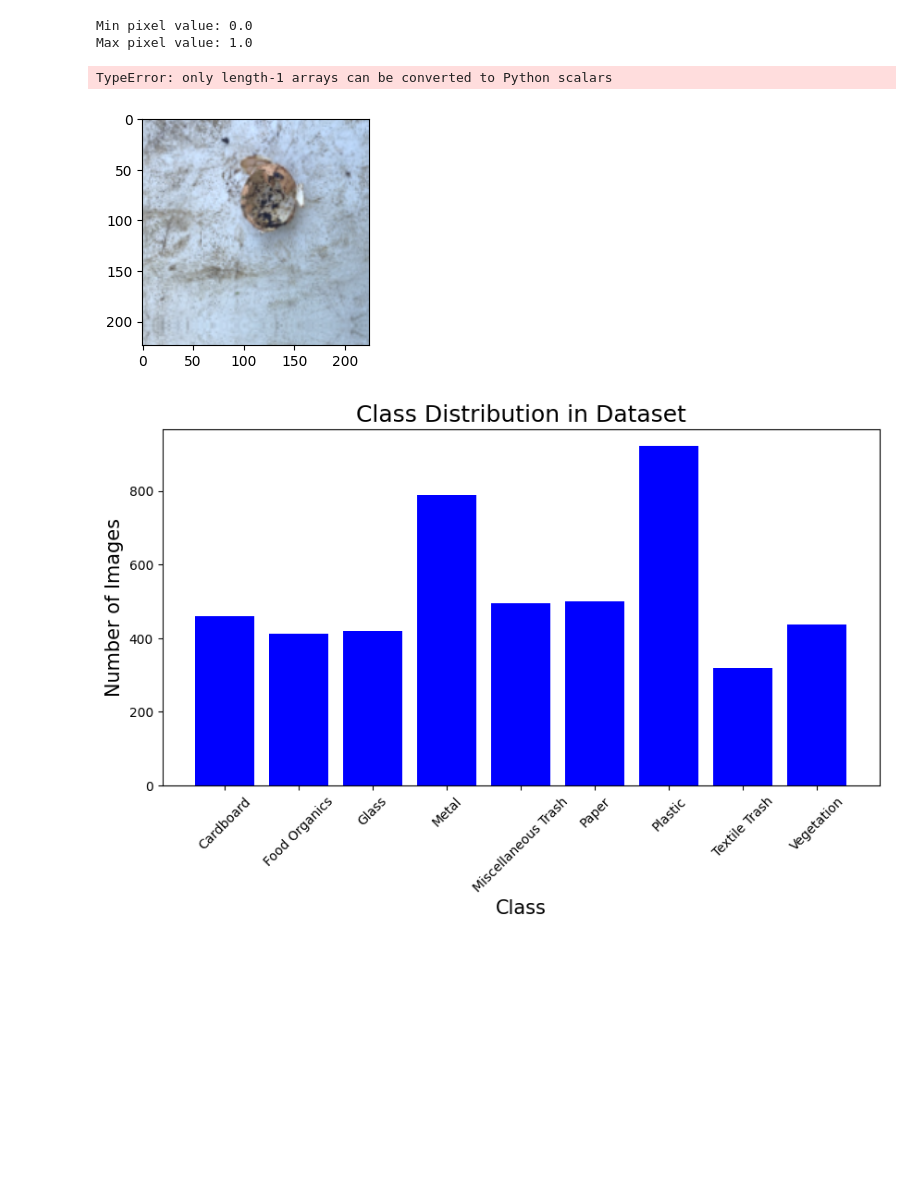
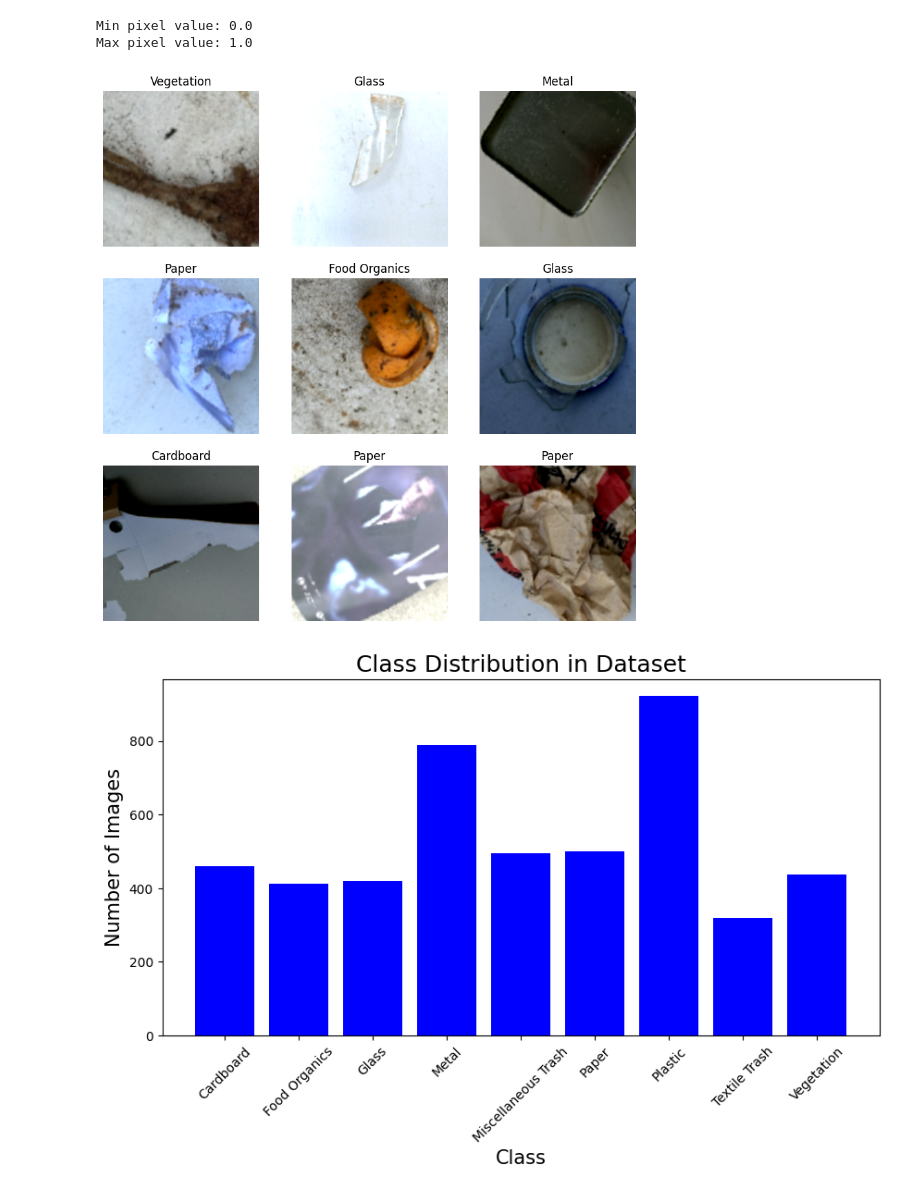
Before and after one commit to Anagha235/CNN-Data-Science-Project, a Jupyter notebook: CNN.ipynb, the cells around one changed output. Drawn from its saved outputs; the diff is of its cells as text; code cells hidden in the pictures; blank space fills up the shorter version.

```diff
--- a/CNN.ipynb
+++ b/CNN.ipynb
@@ -125,21 +125,28 @@ Max pixel value: 1.0
 # %%
 def visualize_dataset(dataset, class_names):
     plt.figure(figsize=(10, 10))
     for images, labels in dataset.take(1):  # Get one batch
         for i in range(9):  # Show 9 images
             ax = plt.subplot(3, 3, i + 1)
             img = images[i].numpy()
+
+            # Check if the label is one-hot encoded
+            if labels[i].ndim > 0:
+                # Convert one-hot encoded label to scalar index
+                label_idx = np.argmax(labels[i].numpy())
+            else:
+                # Directly use the label if it's already a scalar
+                label_idx = int(labels[i].numpy())
+
             plt.imshow(img)
-            label_idx = int(labels[i].numpy())  # Extract class index from one-hot label
             plt.title(class_names[label_idx])
             plt.axis("off")
     plt.show()
 
 # Visualize data augmentation results
 visualize_dataset(train_dataset, class_names)
 # %% [output]
-TypeError: only length-1 arrays can be converted to Python scalars
-[figure, old version]
+[figure, new version]
 # %%
 
 
```
Also changed, not shown: parts of 22 cells of this notebook.
